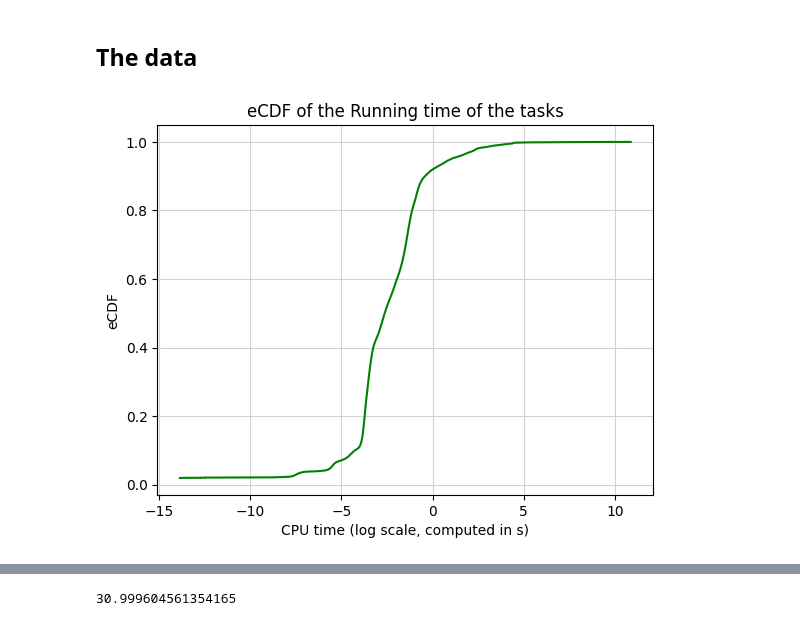
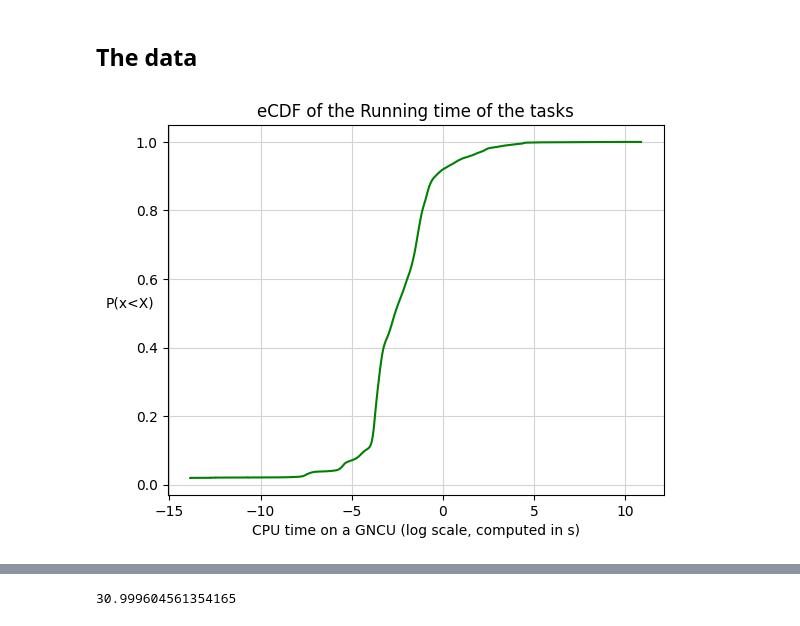
Before and after one commit to MaviVestini/DataCenters, a Jupyter notebook: Challenge2.ipynb, the cells around one changed output, grey strips where cells are left out. Cells and saved outputs as stored; diff of their text form; code cells hidden in the pictures.

```diff
--- a/Challenge2.ipynb
+++ b/Challenge2.ipynb
@@ -35,18 +35,18 @@ display(data)
 # %%
 ecdf_X = ECDF(data.CPU)
 '''ecdf_X = ECDF(data.CPU)
 
 fig, ax = plt.subplots()
 ax.set_yticks([0.2, 0.6, 0.8], minor=False)
 ax.set_yticks([0.3, 0.55, 0.7], minor=True)
 ax.yaxis.grid(True, which='major')
 ax.yaxis.grid(True, which='minor')
 '''
 plt.plot(np.log(ecdf_X.x), ecdf_X.y, color = 'green')
-plt.xlabel('CPU time (log scale, computed in s)')
-plt.ylabel('eCDF')
+plt.xlabel('CPU time on a GNCU (log scale, computed in s)')
+plt.ylabel('P(x<X)',rotation=0)
 plt.title('eCDF of the Running time of the tasks')
 plt.grid(which='major', color = 'lightgray')
 plt.show()
 # %% [output]
-[figure, old version]
+[figure, new version]
```
Also changed, not shown: parts of 53 cells of this notebook, 7 other files.
